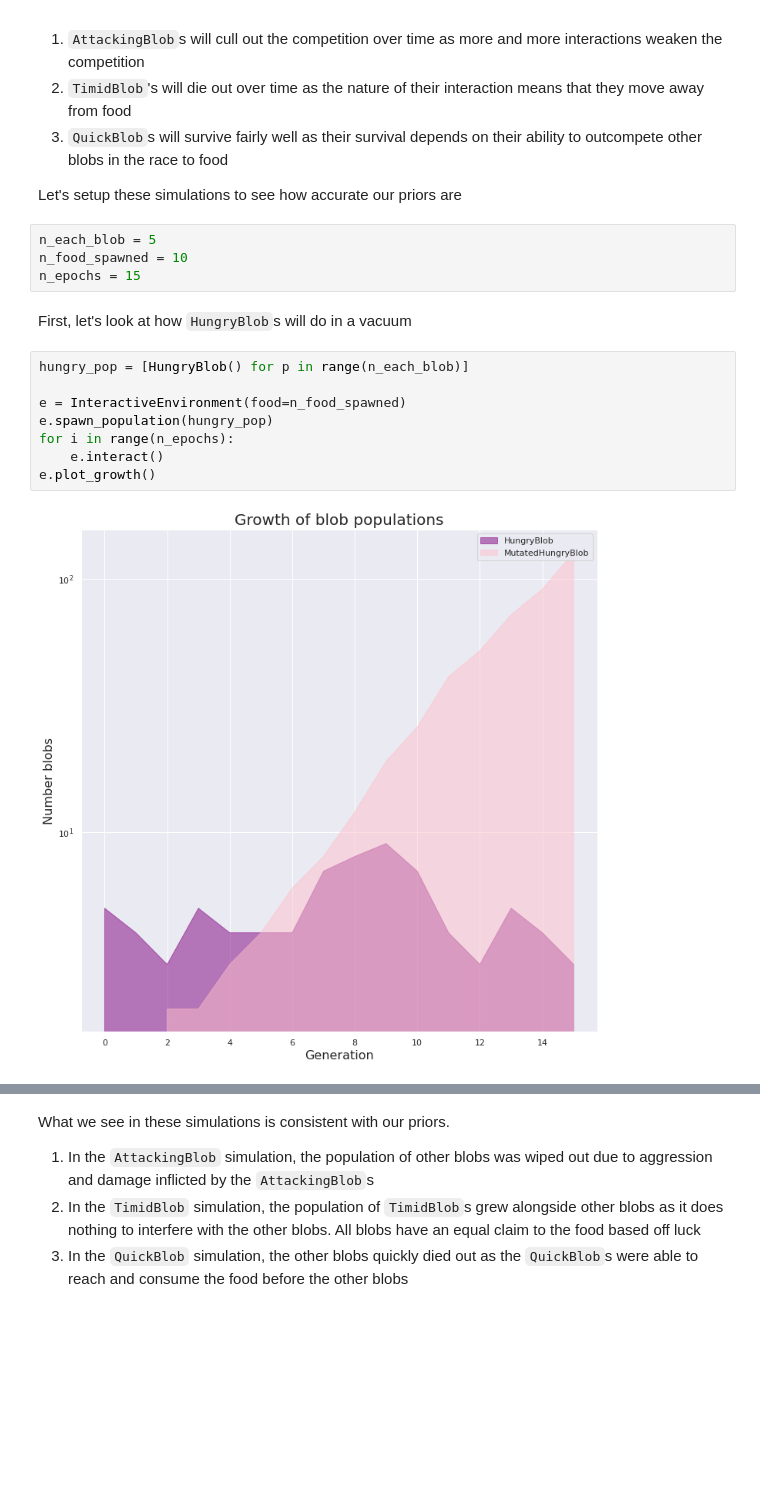
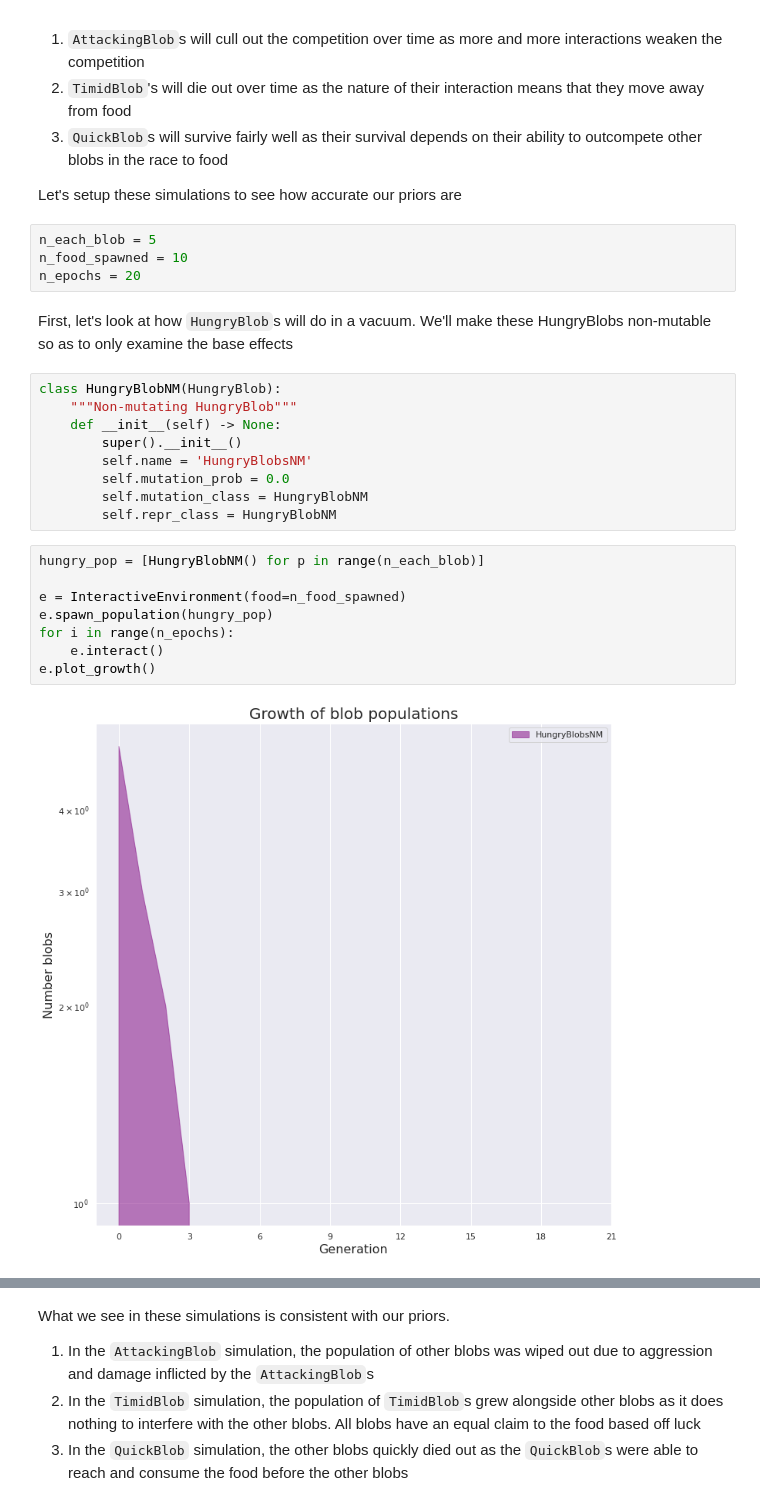
Before and after one commit to sansona/pyevo, a Jupyter notebook: examples/6. Interactions Between Blobs Case Study.ipynb, the cells around one changed output, grey strips where cells are left out. Drawn from its saved outputs; the diff is of its cells as text; blank space fills up the shorter version.

Commit message:
Working on MC of blob interactions example notebook

```diff
--- a/examples/6. Interactions Between Blobs Case Study.ipynb
+++ b/examples/6. Interactions Between Blobs Case Study.ipynb
@@ -41,17 +41,26 @@ Let's setup these simulations to see how accurate our priors are
 # %%
 n_each_blob = 5
 n_food_spawned = 10
-n_epochs = 15
+n_epochs = 20
 # %% [markdown]
-First, let's look at how `HungryBlob`s will do in a vacuum
+First, let's look at how `HungryBlob`s will do in a vacuum. We'll make these HungryBlobs non-mutable so as to only examine the base effects
+# %%
+class HungryBlobNM(HungryBlob):
+    """Non-mutating HungryBlob"""
+    def __init__(self) -> None:
+        super().__init__()
+        self.name = 'HungryBlobsNM'
+        self.mutation_prob = 0.0
+        self.mutation_class = HungryBlobNM
+        self.repr_class = HungryBlobNM
 # %%
-hungry_pop = [HungryBlob() for p in range(n_each_blob)]
+hungry_pop = [HungryBlobNM() for p in range(n_each_blob)]
 
 e = InteractiveEnvironment(food=n_food_spawned)
 e.spawn_population(hungry_pop)
 for i in range(n_epochs):
     e.interact()
 e.plot_growth()
 # %% [output]
-[figure, old version]
+[figure, new version]
 # %% [markdown]
```
Also changed, not shown: parts of 12 cells of this notebook, 4 other files.
